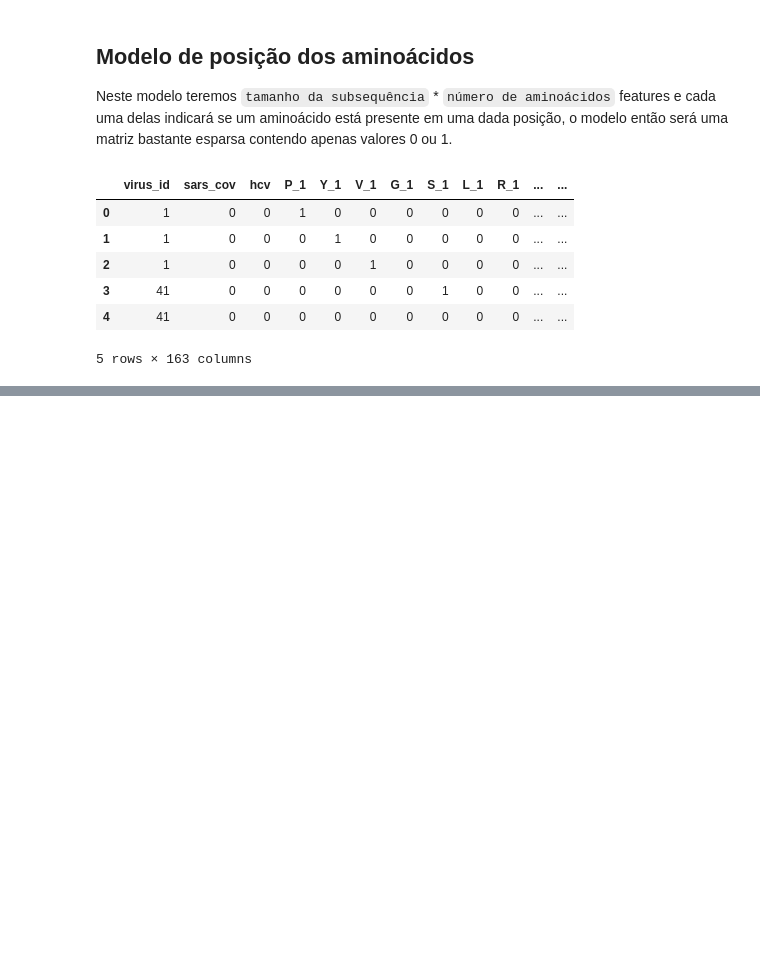
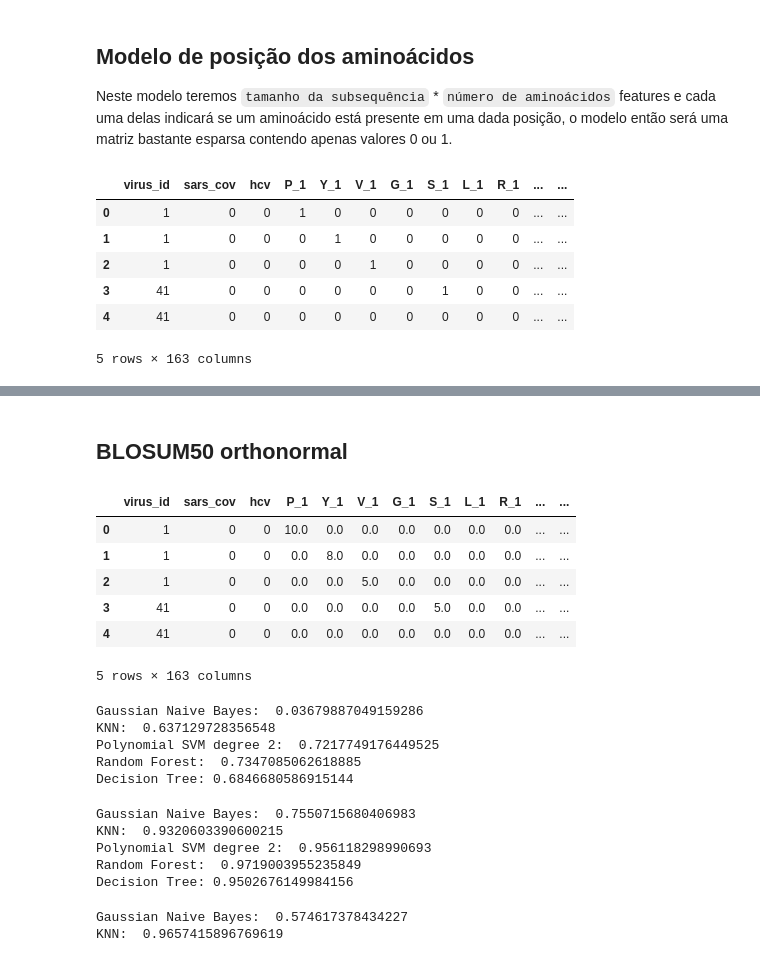
Before and after one commit to lucas-mv/peptide-avpdb-ml, a Jupyter notebook: peptide-ml.ipynb, the cells around one changed output, grey strips where cells are left out. Cells and saved outputs as stored; diff of their text form; code cells hidden in the pictures; blank space fills up the shorter version.

```diff
--- a/peptide-ml.ipynb
+++ b/peptide-ml.ipynb
@@ -273,0 +421,35 @@ Decision Tree: 0.8970709230138525
+# %% [markdown]
+## BLOSUM50 orthonormal
+# %%
+import blosum as bl
+def build_blosum50_orthonormal_dataframe(data, size):
+    blosum50 = dict(bl.BLOSUM(50))
+    df, virus_encoder = build_basic_dataframe(data, size)
+    symbols, _ = extract_aminoacid_symbols(data)
+    aminoacid_positions = []
+    for index, x in df.iterrows():
+        subsequence = x['subsequence']
+        dictionary = {
+            'virus_id': x['virus_id'],
+            'sars_cov': x['sars_cov'],
+            'hcv': x['hcv']
+        }
+        for i in range(len(subsequence)):
+            if subsequence[i] != '0':
+                dictionary[subsequence[i] + '_' + str(i+1)] = blosum50[subsequence[i]+subsequence[i]]
+            for s in symbols:
+                if s != subsequence[i] and s != '0':
+                    dictionary[s + '_' + str(i+1)] = 0
+        aminoacid_positions.append(dictionary)
+    return pd.DataFrame(aminoacid_positions), virus_encoder
+# %%
+df, virus_encoder = build_blosum50_orthonormal_dataframe(data, 8)
+df.head()
+# %% [output]
+|  | virus_id | sars_cov | hcv | P_1 | Y_1 | V_1 | G_1 | S_1 | L_1 | R_1 | ... | ... |
+| 0 | 1 | 0 | 0 | 10.0 | 0.0 | 0.0 | 0.0 | 0.0 | 0.0 | 0.0 | ... | ... |
+| 1 | 1 | 0 | 0 | 0.0 | 8.0 | 0.0 | 0.0 | 0.0 | 0.0 | 0.0 | ... | ... |
+| 2 | 1 | 0 | 0 | 0.0 | 0.0 | 5.0 | 0.0 | 0.0 | 0.0 | 0.0 | ... | ... |
+| 3 | 41 | 0 | 0 | 0.0 | 0.0 | 0.0 | 0.0 | 5.0 | 0.0 | 0.0 | ... | ... |
+| 4 | 41 | 0 | 0 | 0.0 | 0.0 | 0.0 | 0.0 | 0.0 | 0.0 | 0.0 | ... | ... |
+5 rows × 163 columns
@@ -273,0 +458,24 @@ Decision Tree: 0.8970709230138525
+# %%
+y = df['virus_id'].values.ravel()
+benchmark_classifiers(X, y)
+# %% [output]
+Gaussian Naive Bayes:  0.03679887049159286
+KNN:  0.637129728356548
+Polynomial SVM degree 2:  0.7217749176449525
+Random Forest:  0.7347085062618885
+Decision Tree: 0.6846680586915144
+# %%
+y = df['hcv'].values.ravel()
+benchmark_classifiers(X, y)
+# %% [output]
+Gaussian Naive Bayes:  0.7550715680406983
+KNN:  0.9320603390600215
+Polynomial SVM degree 2:  0.956118298990693
+Random Forest:  0.9719003955235849
+Decision Tree: 0.9502676149984156
+# %%
+y = df['sars_cov'].values.ravel()
+benchmark_classifiers(X, y)
+# %% [output]
+Gaussian Naive Bayes:  0.574617378434227
+KNN:  0.9657415896769619
```
Also changed, not shown: parts of 27 cells of this notebook.
